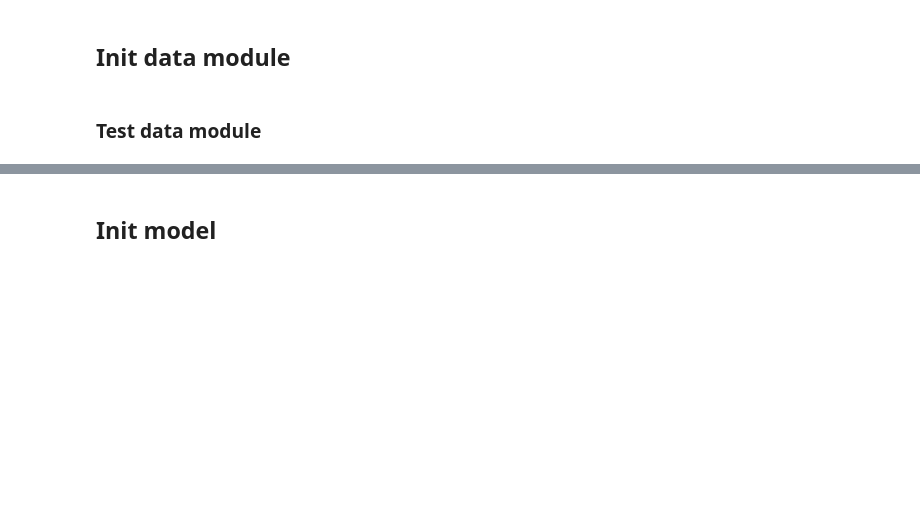
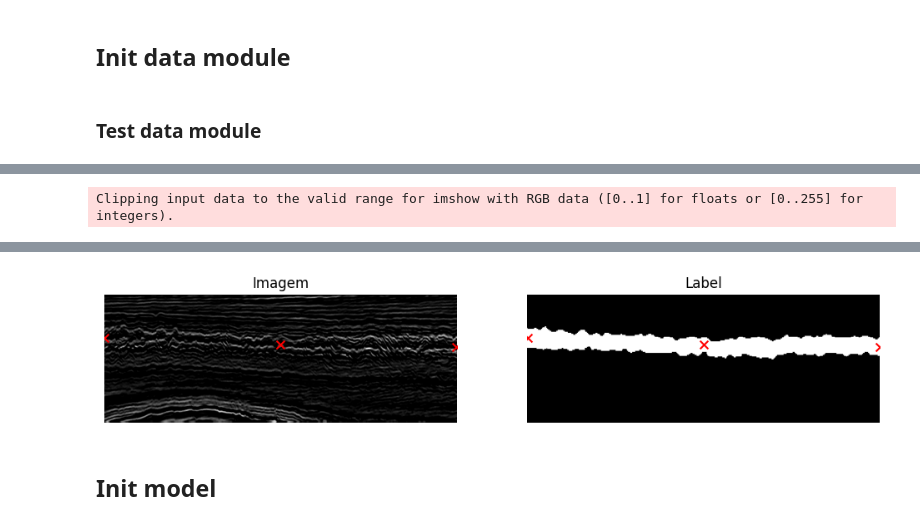
Before and after one commit to filipeas/Minerva-Discovery, a Jupyter notebook: my_experiments/sam_original/notebooks/train_sam_single_facie_with_prompt.ipynb, the cells around one changed output, grey strips where cells are left out. Saved outputs shown, nothing was run; the diff lists cells and outputs as text; code cells hidden in the pictures; blank space fills up the shorter version.

Commit message:
bugfix with 8-bits and rbg image when apply train and inference

```diff
--- a/my_experiments/sam_original/notebooks/train_sam_single_facie_with_prompt.ipynb
+++ b/my_experiments/sam_original/notebooks/train_sam_single_facie_with_prompt.ipynb
@@ -121,6 +121,9 @@ class DatasetForSAM(SimpleDataset):
                 data_readers.append(sample)
 
             image = data_readers[0]
+            if image.shape[0] == 1:
+                image = image.repeat(3, 1, 1)
+            image = (image * 255).clamp(0, 255).to(torch.uint8)
             label = data_readers[1]
 
             num_facies = np.unique(label)
@@ -336,9 +339,9 @@ data_module = DataModule(
 # %% [markdown]
 ### Test data module
 # %%
-# def get_train_dataloader(data_module):
-#     data_module.setup("fit")
-#     return data_module.train_dataloader()
+def get_train_dataloader(data_module):
+    data_module.setup("fit")
+    return data_module.train_dataloader()
 
-# test_train_dataloader = get_train_dataloader(data_module)
-# print("Total batches: ", len(test_train_dataloader))
+test_train_dataloader = get_train_dataloader(data_module)
+print("Total batches: ", len(test_train_dataloader))
@@ -354,39 +367,42 @@ data_module = DataModule(
 # %%
-# train_batch = next(iter(test_train_dataloader))
+train_batch = next(iter(test_train_dataloader))
 
-# # Obtendo a imagem e a label do batch
-# print("shape da image: ", train_batch[0]['image'].shape)
-# print("shape da label: ", train_batch[0]['label'].shape)
-# # image = train_batch[0]['image'].squeeze(0)  # Remover a dimensão do batch (1, 3, 1006, 590) -> (3, 1006, 590)
-# # label = train_batch[0]['label'].squeeze(0)  # Remover a dimensão do batch (1, 1, 1006, 590) -> (1, 1006, 590)
+# Obtendo a imagem e a label do batch
+print("shape da image: ", train_batch[0]['image'].shape)
+print("intervalo da image: ", torch.min(train_batch[0]['image']), torch.max(train_batch[0]['image']))
+print("shape da label: ", train_batch[0]['label'].shape)
+# image = train_batch[0]['image'].squeeze(0)  # Remover a dimensão do batch (1, 3, 1006, 590) -> (3, 1006, 590)
+# label = train_batch[0]['label'].squeeze(0)  # Remover a dimensão do batch (1, 1, 1006, 590) -> (1, 1006, 590)
 
-# # Transformando para formato adequado para matplotlib
-# points = train_batch[0]['point_coords'] # Lista de coordenadas (x, y)
-# print(points)
-# image = train_batch[0]['image'].permute(1, 2, 0).cpu().numpy()  # (3, 1006, 590) -> (1006, 590, 3)
-# label = train_batch[0]['label'].squeeze(0)  # (1, 1006, 590) -> (1006, 590)
+# Transformando para formato adequado para matplotlib
+points = train_batch[0]['point_coords'] # Lista de coordenadas (x, y)
+print(points)
+image = train_batch[0]['image'].permute(1, 2, 0).cpu().numpy()  # (3, 1006, 590) -> (1006, 590, 3)
+label = train_batch[0]['label'].squeeze(0)  # (1, 1006, 590) -> (1006, 590)
 
-# # Plotando a imagem e a label
-# fig, axes = plt.subplots(1, 2, figsize=(12, 6))
+# Plotando a imagem e a label
+fig, axes = plt.subplots(1, 2, figsize=(12, 6))
 
-# # Imagem original
-# axes[0].imshow(image)
-# axes[0].set_title("Imagem")
-# axes[0].axis('off')
+# Imagem original
+axes[0].imshow(image)
+axes[0].set_title("Imagem")
+axes[0].axis('off')
 
-# # Plotando os pontos na imagem
-# for point in points:
-#     for y, x in point:
-#         axes[0].scatter(y, x, color='red', s=50, marker='x', label='Ponto')
+# Plotando os pontos na imagem
+for point in points:
+    for y, x in point:
+        axes[0].scatter(y, x, color='red', s=50, marker='x', label='Ponto')
 
-# # Label (provavelmente uma máscara ou rótulo binário)
-# axes[1].imshow(label, cmap='gray')
-# axes[1].set_title("Label")
-# axes[1].axis('off')
+# Label (provavelmente uma máscara ou rótulo binário)
+axes[1].imshow(label, cmap='gray')
+axes[1].set_title("Label")
+axes[1].axis('off')
 
-# # plotando os pontos na label
-# for point in points:
-#     for y, x in point:
-#         axes[1].scatter(y, x, color='red', s=50, marker='x', label='Ponto')
+# plotando os pontos na label
+for point in points:
+    for y, x in point:
+        axes[1].scatter(y, x, color='red', s=50, marker='x', label='Ponto')
 
-# plt.show()
+plt.show()
+# %% [output]
+Clipping input data to the valid range for imshow with RGB data ([0..1] for floats or [0..255] for integers).
@@ -393,3 +415,4 @@ data_module = DataModule(
+[figure, added]
 # %% [markdown]
 ## Init model
 # %%
```
Also changed, not shown: parts of 4 cells of this notebook, 4 other files.
